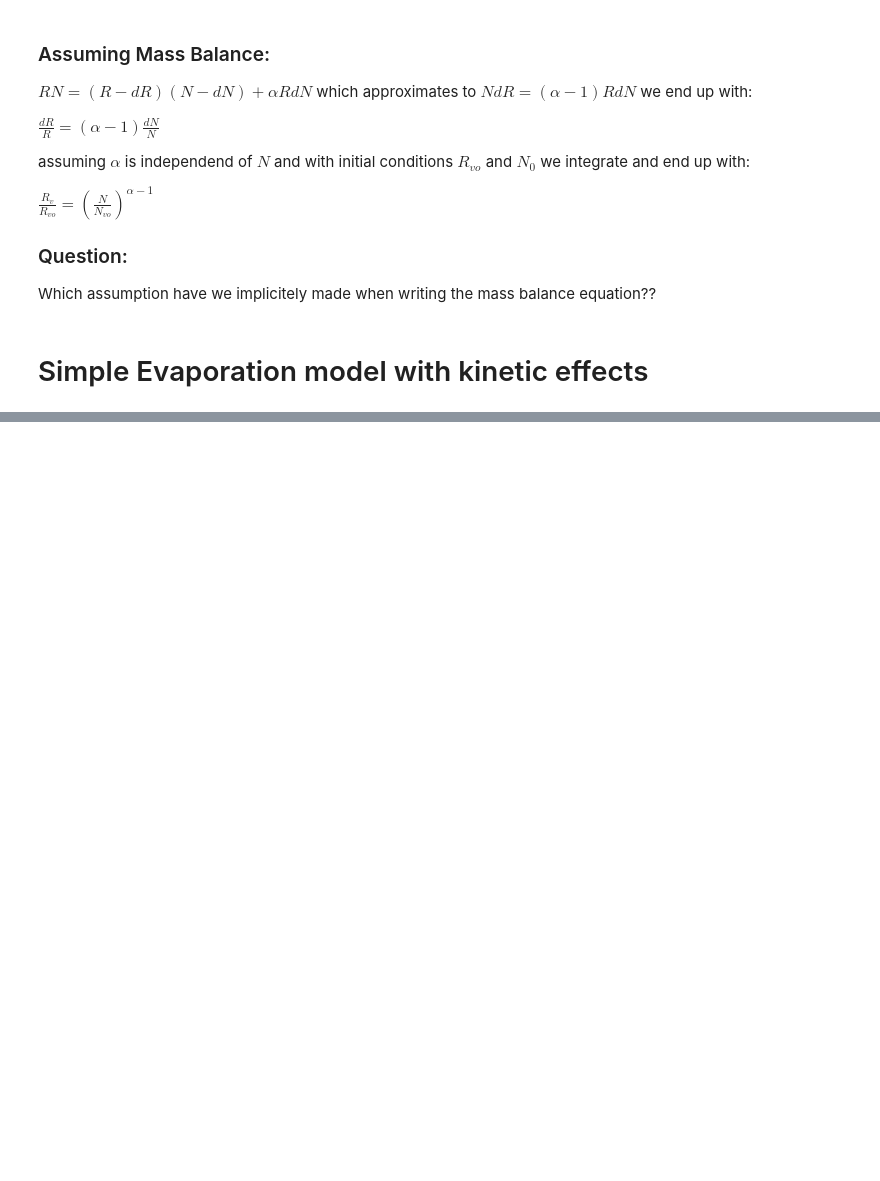
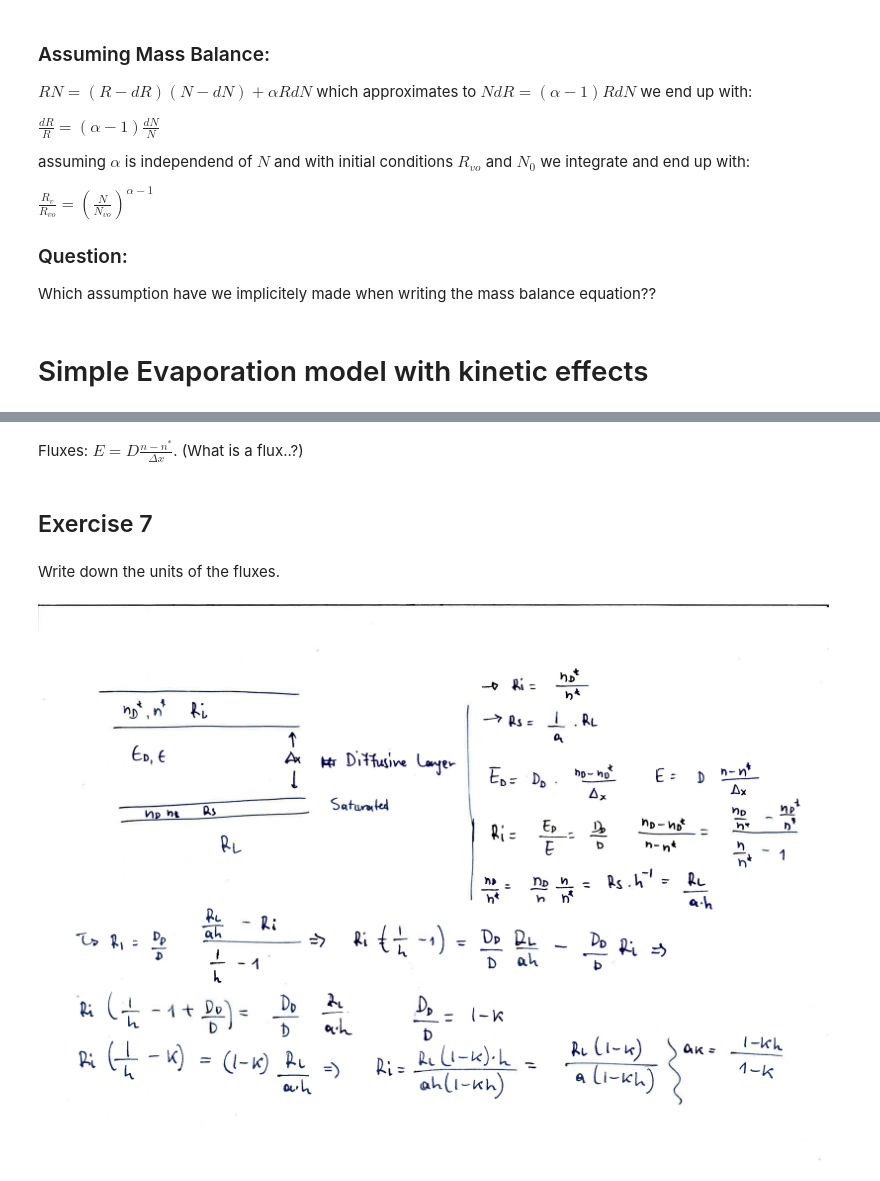
Before and after one commit to vgkinis/ICG_2016_ipynb, a Jupyter notebook: ICG_2016_isotopes_notes.ipynb, the cells around one changed output, grey strips where cells are left out. Drawn from its saved outputs; the diff is of its cells as text; code cells hidden in the pictures; blank space fills up the shorter version.

```diff
--- a/ICG_2016_isotopes_notes.ipynb
+++ b/ICG_2016_isotopes_notes.ipynb
@@ -236,0 +263,10 @@ Which assumption have we implicitely made when writing the mass balance equation
+# %% [markdown]
+Fluxes: $ E = D\frac{n-n^{*}}{\Delta x}$. (What is a flux..?)
+# %% [markdown]
+## Exercise 7
+# %% [markdown]
+Write down the units of the fluxes.
+# %%
+Image("../figs/kinetic_evaporation_notes.png", width = 800)
+# %% [output]
+[figure, added]
```
Also changed, not shown: parts of 9 cells of this notebook, 1 other file.
